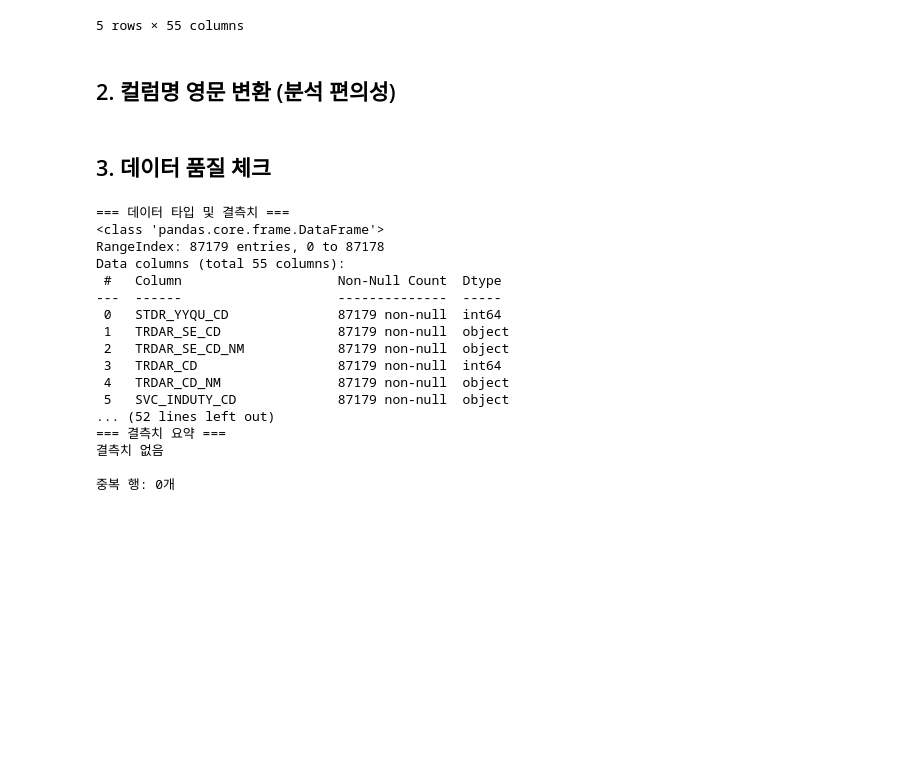
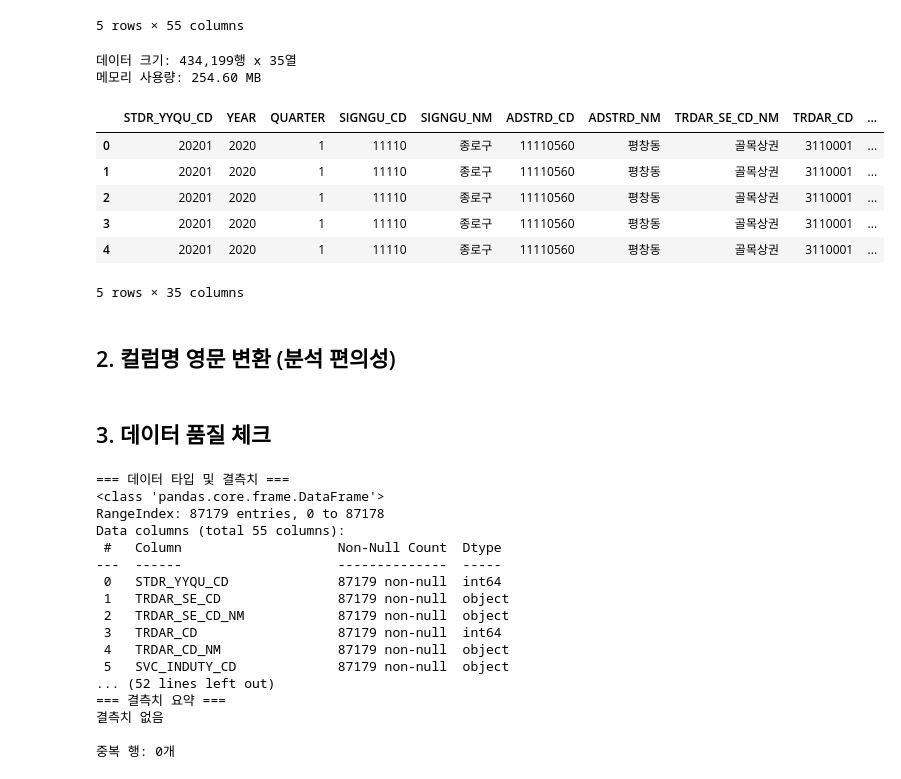
Before and after one commit to kijae-kim/custom_project, a Jupyter notebook: load_data.ipynb, the cells around one changed output. Drawn from its saved outputs; the diff is of its cells as text; code cells hidden in the pictures; blank space fills up the shorter version.

```diff
--- a/load_data.ipynb
+++ b/load_data.ipynb
@@ -58,6 +58,25 @@ df.head()
 | 3 | 20241 | A | 골목상권 | 3110002 | 독립문역 1번 | CS100001 | 한식음식점 | 582522265 | 20630 | ... |
 | 4 | 20241 | A | 골목상권 | 3110002 | 독립문역 1번 | CS100005 | 제과점 | 446525280 | 40242 | ... |
 5 rows × 55 columns
+# %%
+# 전처리 완료된 CSV 파일 읽기
+df = pd.read_csv('data/processed_data.csv', encoding='utf-8')
+
+# 기본 정보
+print(f"데이터 크기: {df.shape[0]:,}행 x {df.shape[1]}열")
+print(f"메모리 사용량: {df.memory_usage(deep=True).sum() / 1024**2:.2f} MB")
+
+df.head()
+# %% [output]
+데이터 크기: 434,199행 x 35열
+메모리 사용량: 254.60 MB
+|  | STDR_YYQU_CD | YEAR | QUARTER | SIGNGU_CD | SIGNGU_NM | ADSTRD_CD | ADSTRD_NM | TRDAR_SE_CD_NM | TRDAR_CD | ... |
+| 0 | 20201 | 2020 | 1 | 11110 | 종로구 | 11110560 | 평창동 | 골목상권 | 3110001 | ... |
+| 1 | 20201 | 2020 | 1 | 11110 | 종로구 | 11110560 | 평창동 | 골목상권 | 3110001 | ... |
+| 2 | 20201 | 2020 | 1 | 11110 | 종로구 | 11110560 | 평창동 | 골목상권 | 3110001 | ... |
+| 3 | 20201 | 2020 | 1 | 11110 | 종로구 | 11110560 | 평창동 | 골목상권 | 3110001 | ... |
+| 4 | 20201 | 2020 | 1 | 11110 | 종로구 | 11110560 | 평창동 | 골목상권 | 3110001 | ... |
+5 rows × 35 columns
 # %% [markdown]
 ## 2. 컬럼명 영문 변환 (분석 편의성)
 # %%
```
